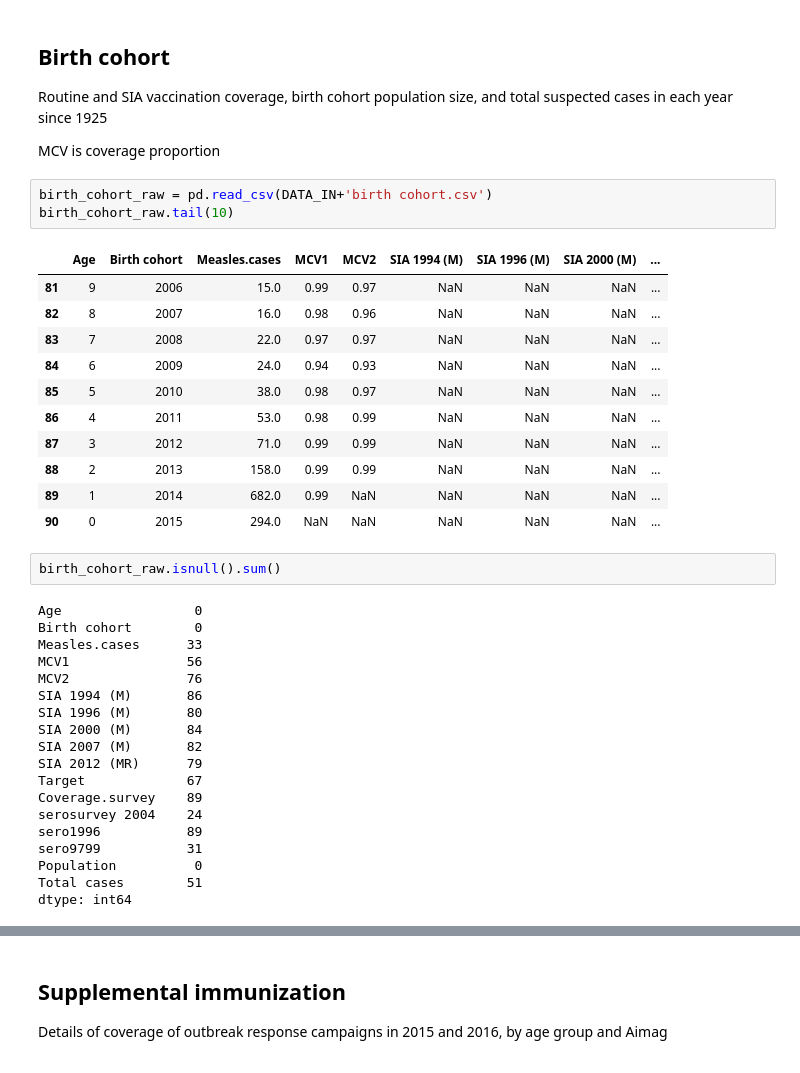
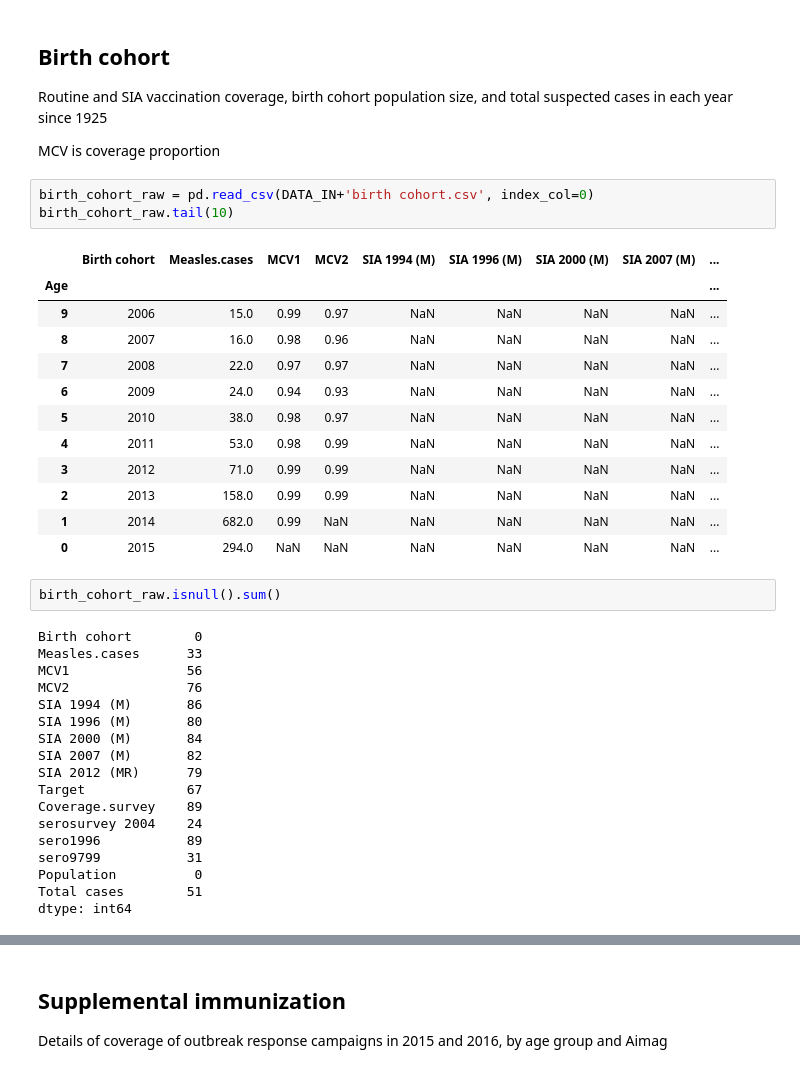
Before and after one commit to fonnesbeck/mongolia_measles, a Jupyter notebook: notebooks/Data Processing.ipynb, the cells around one changed output, grey strips where cells are left out. Cells and saved outputs as stored; diff of their text form.

```diff
--- a/notebooks/Data Processing.ipynb
+++ b/notebooks/Data Processing.ipynb
@@ -255,24 +255,24 @@ Routine and SIA vaccination coverage, birth cohort population size, and total su
 
 MCV is coverage proportion
 # %%
-birth_cohort_raw = pd.read_csv(DATA_IN+'birth cohort.csv')
+birth_cohort_raw = pd.read_csv(DATA_IN+'birth cohort.csv', index_col=0)
 birth_cohort_raw.tail(10)
 # %% [output]
-|  | Age | Birth cohort | Measles.cases | MCV1 | MCV2 | SIA 1994 (M) | SIA 1996 (M) | SIA 2000 (M) | ... |
-| 81 | 9 | 2006 | 15.0 | 0.99 | 0.97 | NaN | NaN | NaN | ... |
-| 82 | 8 | 2007 | 16.0 | 0.98 | 0.96 | NaN | NaN | NaN | ... |
-| 83 | 7 | 2008 | 22.0 | 0.97 | 0.97 | NaN | NaN | NaN | ... |
-| 84 | 6 | 2009 | 24.0 | 0.94 | 0.93 | NaN | NaN | NaN | ... |
-| 85 | 5 | 2010 | 38.0 | 0.98 | 0.97 | NaN | NaN | NaN | ... |
-| 86 | 4 | 2011 | 53.0 | 0.98 | 0.99 | NaN | NaN | NaN | ... |
-| 87 | 3 | 2012 | 71.0 | 0.99 | 0.99 | NaN | NaN | NaN | ... |
-| 88 | 2 | 2013 | 158.0 | 0.99 | 0.99 | NaN | NaN | NaN | ... |
-| 89 | 1 | 2014 | 682.0 | 0.99 | NaN | NaN | NaN | NaN | ... |
-| 90 | 0 | 2015 | 294.0 | NaN | NaN | NaN | NaN | NaN | ... |
+|  | Birth cohort | Measles.cases | MCV1 | MCV2 | SIA 1994 (M) | SIA 1996 (M) | SIA 2000 (M) | SIA 2007 (M) | ... |
+| Age |  |  |  |  |  |  |  |  | ... |
+| 9 | 2006 | 15.0 | 0.99 | 0.97 | NaN | NaN | NaN | NaN | ... |
+| 8 | 2007 | 16.0 | 0.98 | 0.96 | NaN | NaN | NaN | NaN | ... |
+| 7 | 2008 | 22.0 | 0.97 | 0.97 | NaN | NaN | NaN | NaN | ... |
+| 6 | 2009 | 24.0 | 0.94 | 0.93 | NaN | NaN | NaN | NaN | ... |
+| 5 | 2010 | 38.0 | 0.98 | 0.97 | NaN | NaN | NaN | NaN | ... |
+| 4 | 2011 | 53.0 | 0.98 | 0.99 | NaN | NaN | NaN | NaN | ... |
+| 3 | 2012 | 71.0 | 0.99 | 0.99 | NaN | NaN | NaN | NaN | ... |
+| 2 | 2013 | 158.0 | 0.99 | 0.99 | NaN | NaN | NaN | NaN | ... |
+| 1 | 2014 | 682.0 | 0.99 | NaN | NaN | NaN | NaN | NaN | ... |
+| 0 | 2015 | 294.0 | NaN | NaN | NaN | NaN | NaN | NaN | ... |
 # %%
 birth_cohort_raw.isnull().sum()
 # %% [output]
-Age                 0
 Birth cohort        0
 Measles.cases      33
 MCV1               56
```
Also changed, not shown: parts of 4 cells of this notebook, 1 other file.
